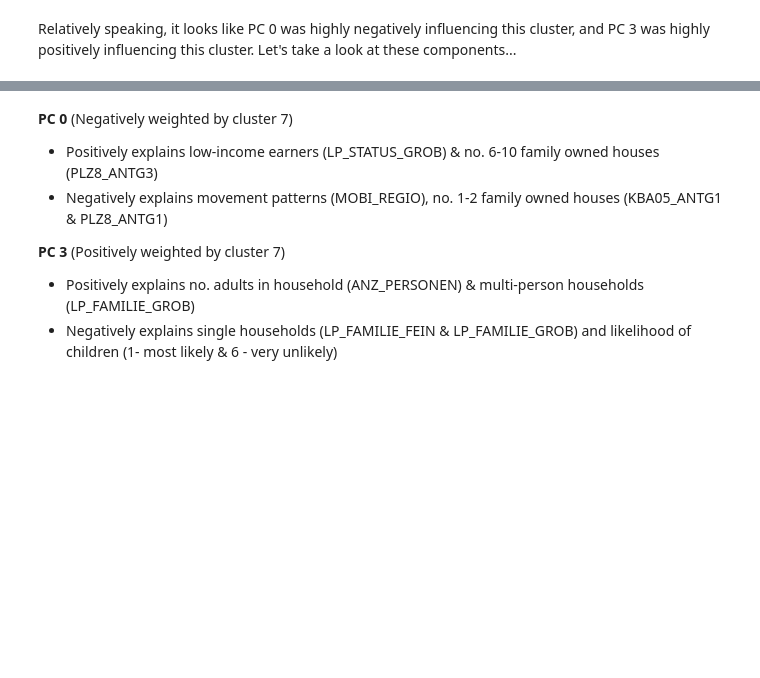
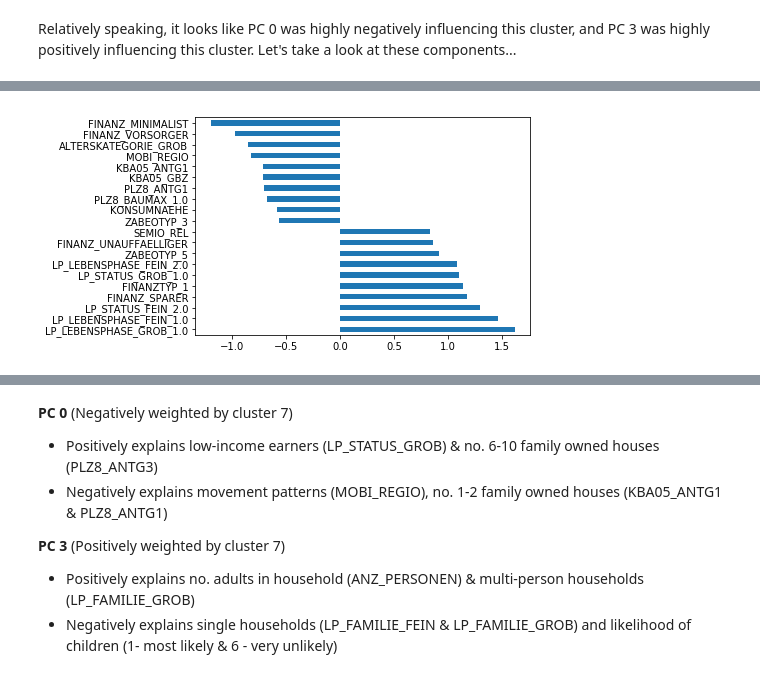
Before and after one commit to pdeguzman96/UnsupervisedLearning_MarketSegmentation, a Jupyter notebook: Identify_Customer_Segments.ipynb, the cells around one changed output, grey strips where cells are left out. Drawn from its saved outputs; the diff is of its cells as text; code cells hidden in the pictures; blank space fills up the shorter version.

```diff
--- a/Identify_Customer_Segments.ipynb
+++ b/Identify_Customer_Segments.ipynb
@@ -1483,5 +1500,22 @@ plot_pca_dim(pca,feat_names,0,5)
 # %% [output]
 [interactive output not drawn]
+# %%
+# Provided by Udacity Reviewer - Inserted for future reference
+
+def plot_scaled_comparison(df_sample, kmeans, cluster):
+    '''
+    Takes performs the PCA inverse_transform of a selected cluster from our trained model to obtain
+        the scaled feature weights. This helps us interpret who belongs in a given cluster.
+    '''
+    X = pd.DataFrame.from_dict(dict(zip(df_sample.columns,
+        pca.inverse_transform(kmeans.cluster_centers_[cluster]))), orient='index').rename(
+        columns={0: 'feature_values'}).sort_values('feature_values', ascending=False)
+        X['feature_values_abs'] = abs(X['feature_values'])
+        pd.concat((X['feature_values'][:10], X['feature_values'][-10:]), axis=0).plot(kind='barh');
+# %%
+plot_scaled_comparison(azdias_1, final_model, 5)
+# %% [output]
+[figure, added]
 # %%
 plot_pca_dim(pca,feat_names,3,5)
 # %% [output]
```
Also changed, not shown: parts of 3 cells of this notebook.
